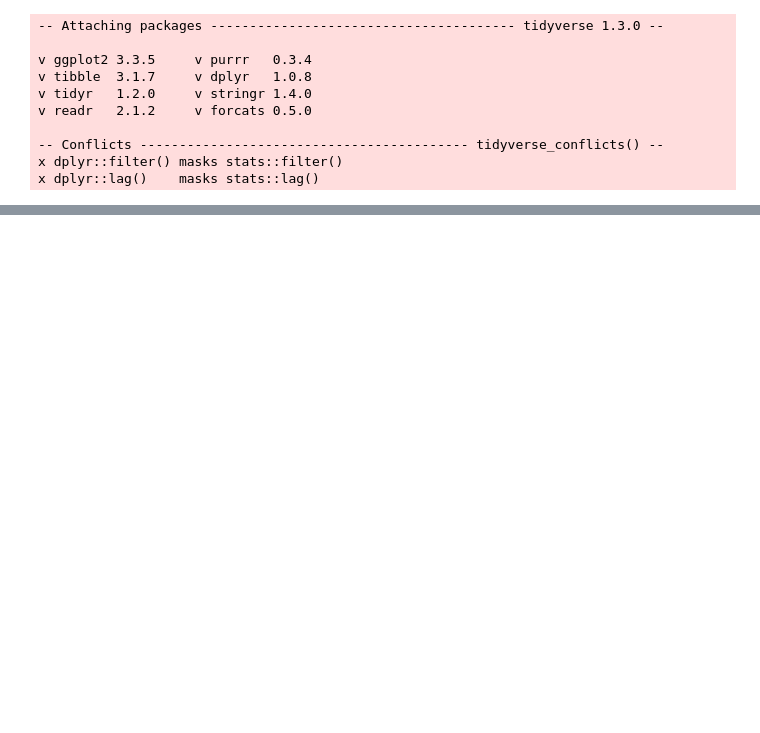
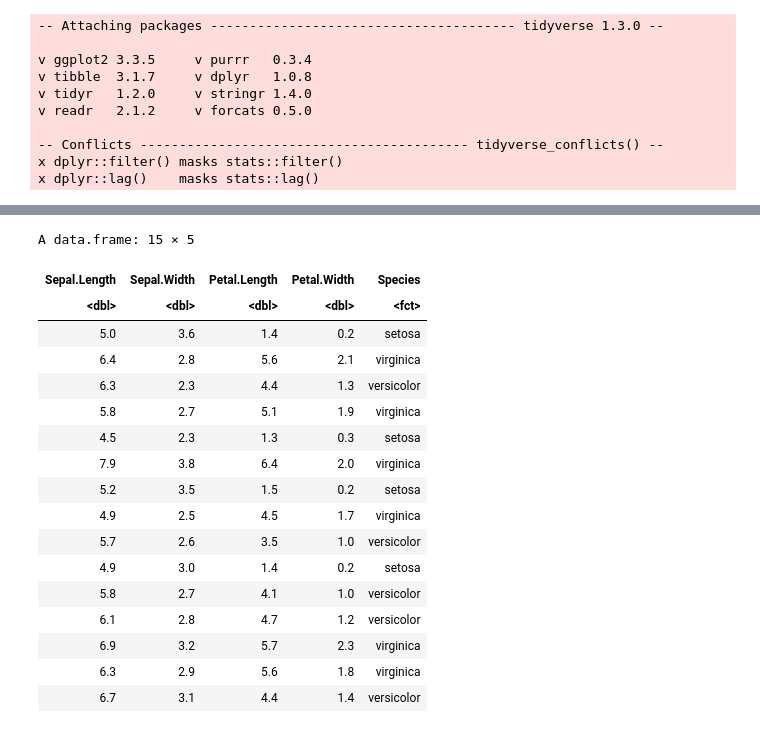
Before and after one commit to psych750/psych750.github.io, a Jupyter notebook: _sources/notebooks/activity_merge_sac.ipynb, the cells around one changed output, grey strips where cells are left out. Drawn from its saved outputs; the diff is of its cells as text; code cells hidden in the pictures; blank space fills up the shorter version.

```diff
--- a/_sources/notebooks/activity_merge_sac.ipynb
+++ b/_sources/notebooks/activity_merge_sac.ipynb
@@ -31,0 +118,21 @@ A grouped_df: 6 × 6
+# %%
+iris %>% sample_n(size=15)
+# %% [output]
+A data.frame: 15 × 5
+| Sepal.Length | Sepal.Width | Petal.Length | Petal.Width | Species |
+| <dbl> | <dbl> | <dbl> | <dbl> | <fct> |
+| 5.0 | 3.6 | 1.4 | 0.2 | setosa |
+| 6.4 | 2.8 | 5.6 | 2.1 | virginica |
+| 6.3 | 2.3 | 4.4 | 1.3 | versicolor |
+| 5.8 | 2.7 | 5.1 | 1.9 | virginica |
+| 4.5 | 2.3 | 1.3 | 0.3 | setosa |
+| 7.9 | 3.8 | 6.4 | 2.0 | virginica |
+| 5.2 | 3.5 | 1.5 | 0.2 | setosa |
+| 4.9 | 2.5 | 4.5 | 1.7 | virginica |
+| 5.7 | 2.6 | 3.5 | 1.0 | versicolor |
+| 4.9 | 3.0 | 1.4 | 0.2 | setosa |
+| 5.8 | 2.7 | 4.1 | 1.0 | versicolor |
+| 6.1 | 2.8 | 4.7 | 1.2 | versicolor |
+| 6.9 | 3.2 | 5.7 | 2.3 | virginica |
+| 6.3 | 2.9 | 5.6 | 1.8 | virginica |
+| 6.7 | 3.1 | 4.4 | 1.4 | versicolor |
```
Also changed, not shown: parts of 28 cells of this notebook, 2 other files.
